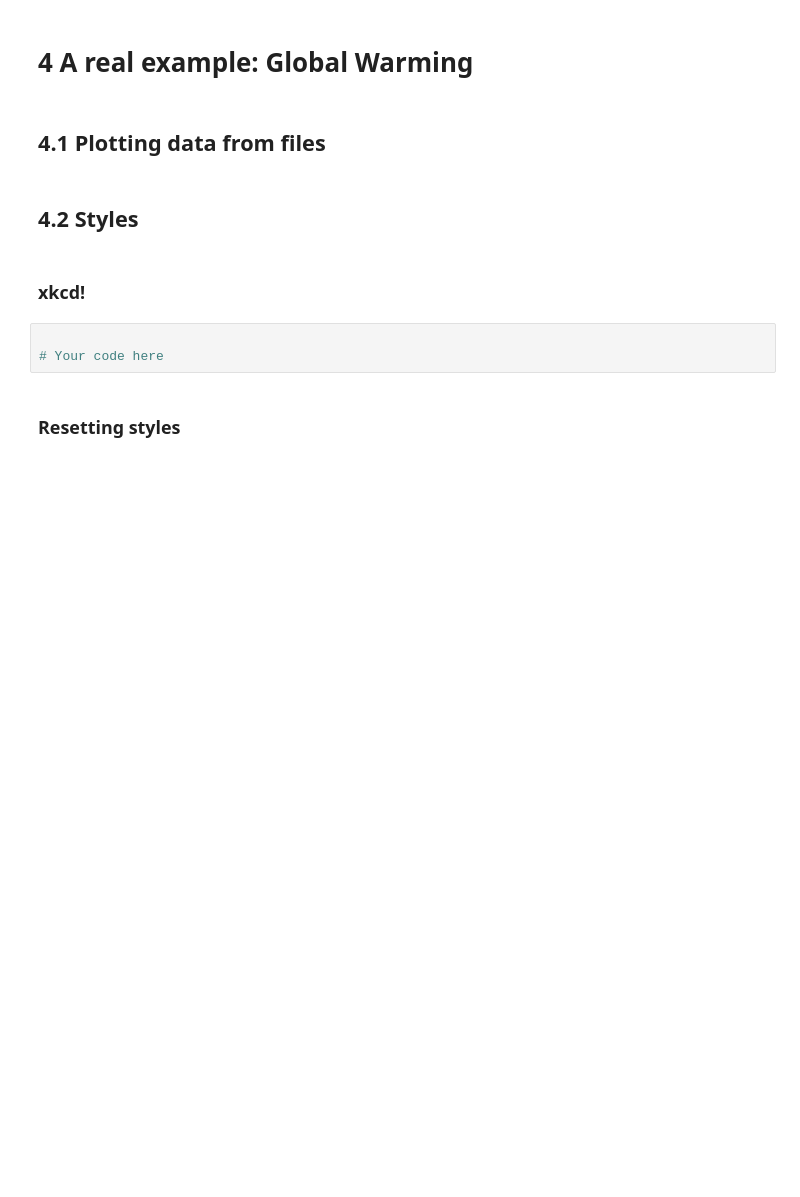
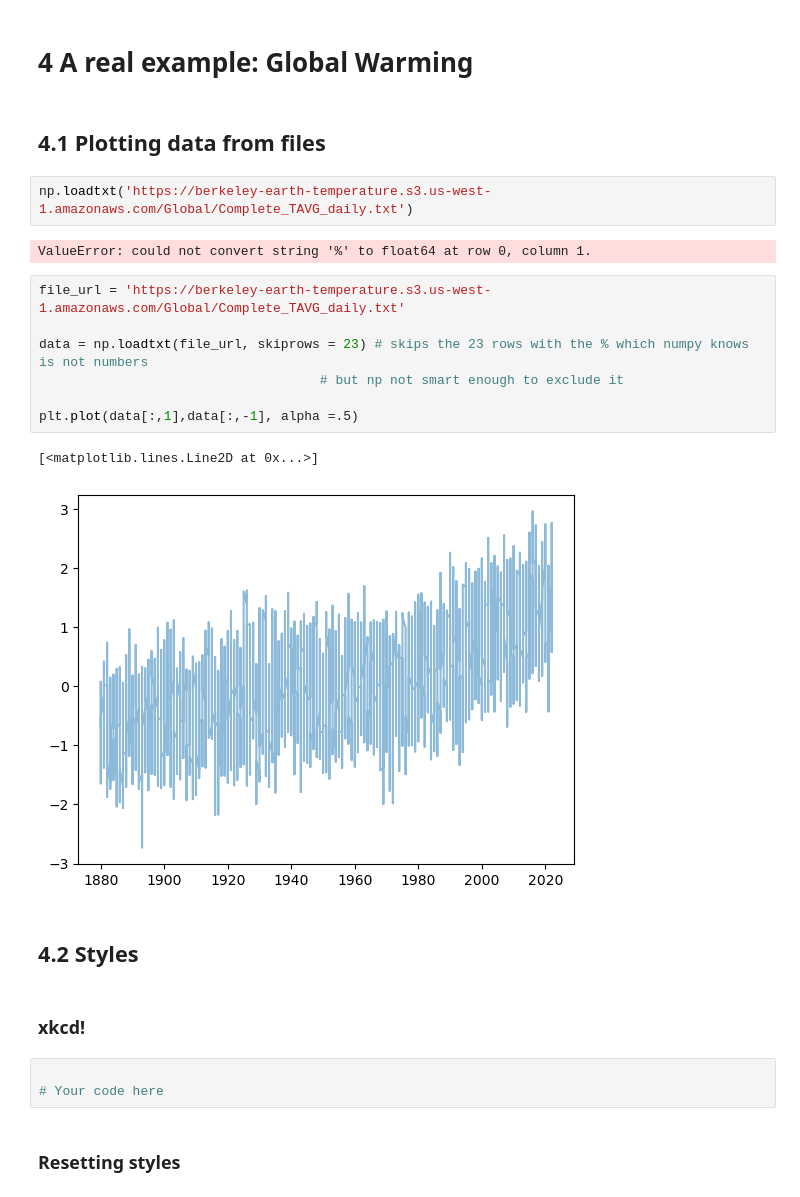
Before and after one commit to SPS-SP2273/learning-portfolio-2024-aug-sophieemmatann2103, a Jupyter notebook: 7.1_plotting/plotting_(need).ipynb, the cells around one changed output. Saved outputs shown, nothing was run; the diff lists cells and outputs as text; blank space fills up the shorter version.

```diff
--- a/7.1_plotting/plotting_(need).ipynb
+++ b/7.1_plotting/plotting_(need).ipynb
@@ -79,6 +125,20 @@ can use plt.clf() to clear the figure
 # 4 A real example: Global Warming
 # %% [markdown]
 ## 4.1 Plotting data from files
+# %%
+np.loadtxt('https://berkeley-earth-temperature.s3.us-west-1.amazonaws.com/Global/Complete_TAVG_daily.txt')
+# %% [output]
+ValueError: could not convert string '%' to float64 at row 0, column 1.
+# %%
+file_url = 'https://berkeley-earth-temperature.s3.us-west-1.amazonaws.com/Global/Complete_TAVG_daily.txt'
+
+data = np.loadtxt(file_url, skiprows = 23) # skips the 23 rows with the % which numpy knows is not numbers
+                                    # but np not smart enough to exclude it
+
+plt.plot(data[:,1],data[:,-1], alpha =.5)
+# %% [output]
+[<matplotlib.lines.Line2D at 0x...>]
+[figure, added]
 # %% [markdown]
 ## 4.2 Styles
 # %% [markdown]
```
Also changed, not shown: parts of 9 cells of this notebook.
